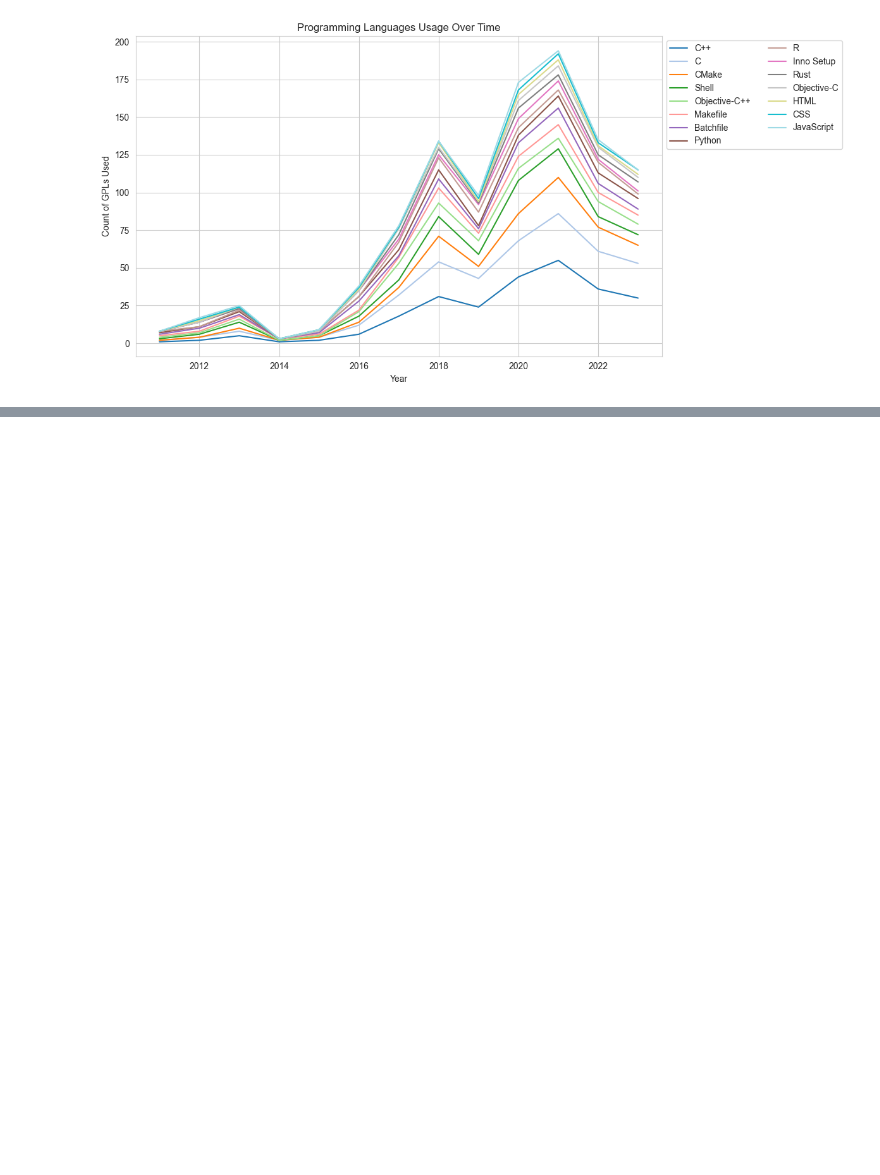
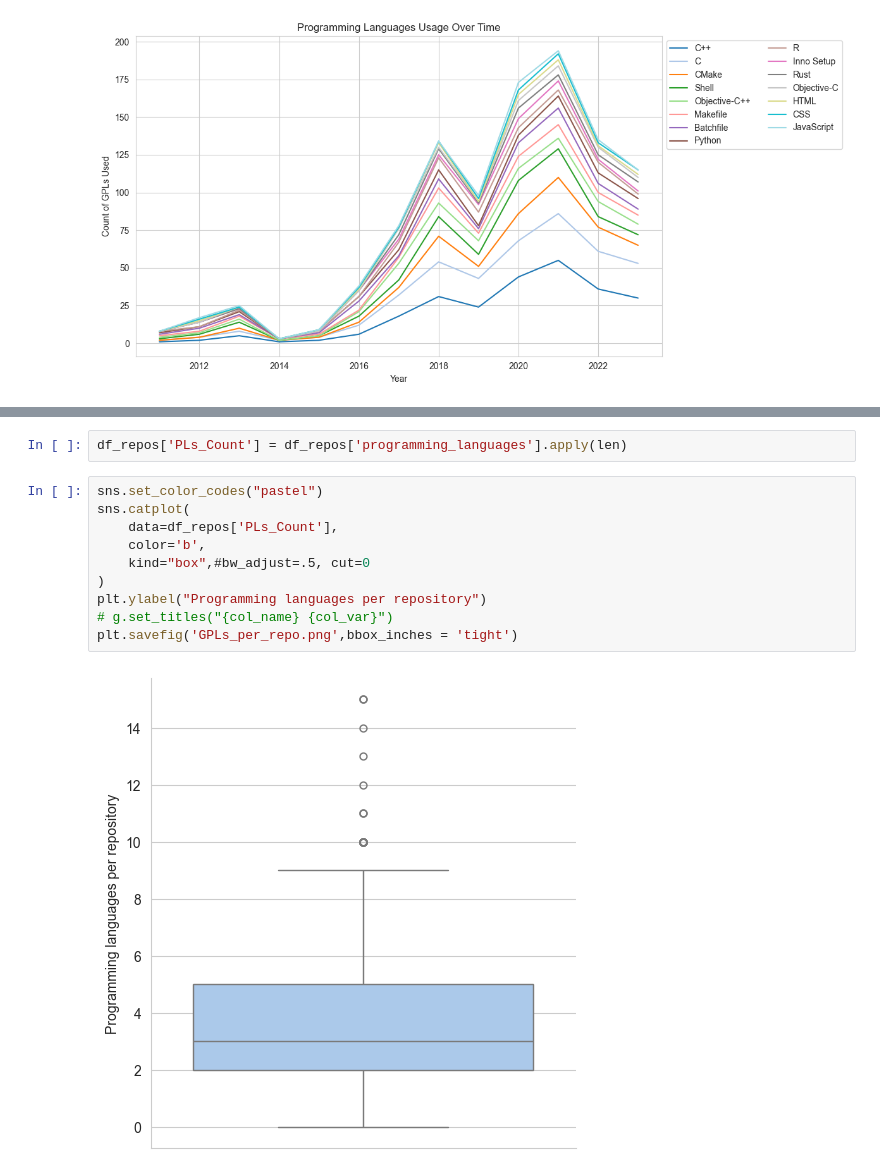
Before and after one commit to iivanoo/VST-plugins-replication-package, a Jupyter notebook: Quantitative analysis/rq2.ipynb, the cells around one changed output, grey strips where cells are left out. Saved outputs shown, nothing was run; the diff lists cells and outputs as text; blank space fills up the shorter version.

```diff
--- a/Quantitative analysis/rq2.ipynb
+++ b/Quantitative analysis/rq2.ipynb
@@ -349,0 +357,14 @@ plt.show()
+# %%
+df_repos['PLs_Count'] = df_repos['programming_languages'].apply(len)
+# %%
+sns.set_color_codes("pastel")
+sns.catplot(
+    data=df_repos['PLs_Count'],
+    color='b',
+    kind="box",#bw_adjust=.5, cut=0
+)
+plt.ylabel("Programming languages per repository")
+# g.set_titles("{col_name} {col_var}")
+plt.savefig('GPLs_per_repo.png',bbox_inches = 'tight')
+# %% [output]
+[figure, added]
```
Also changed, not shown: parts of 18 cells of this notebook, 1 other file.
